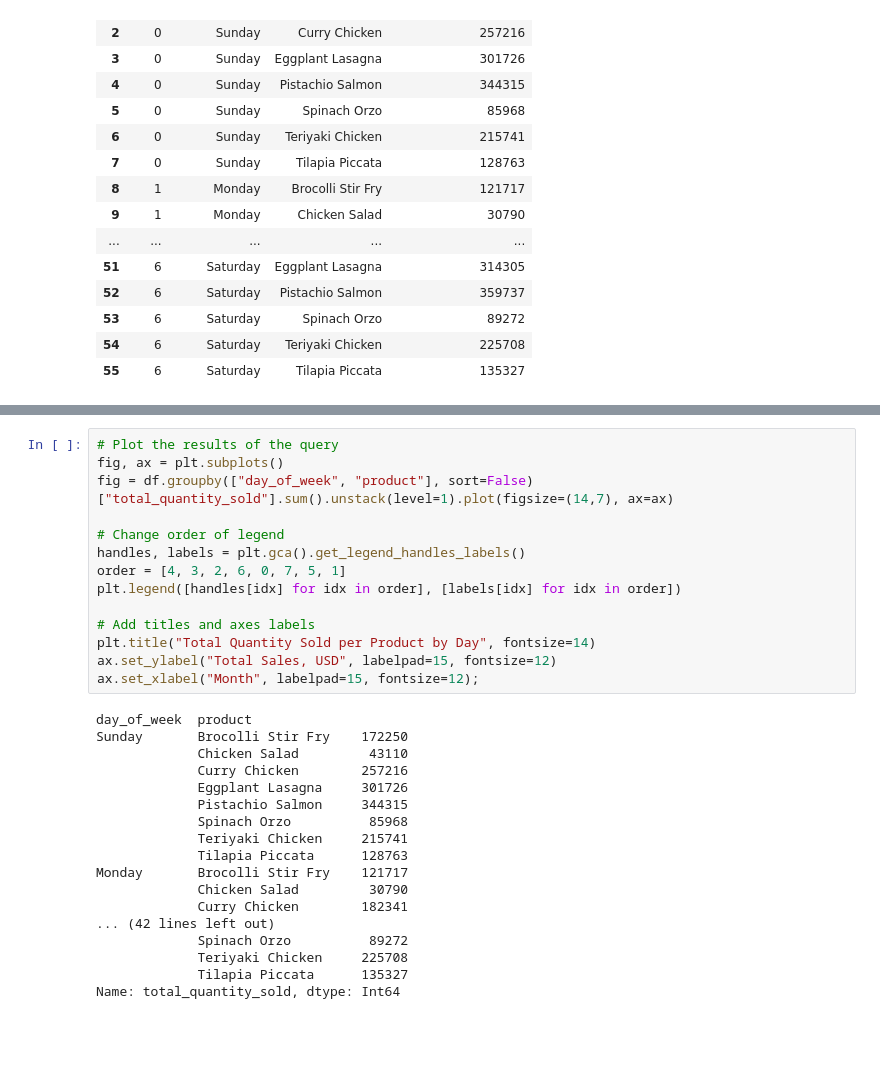
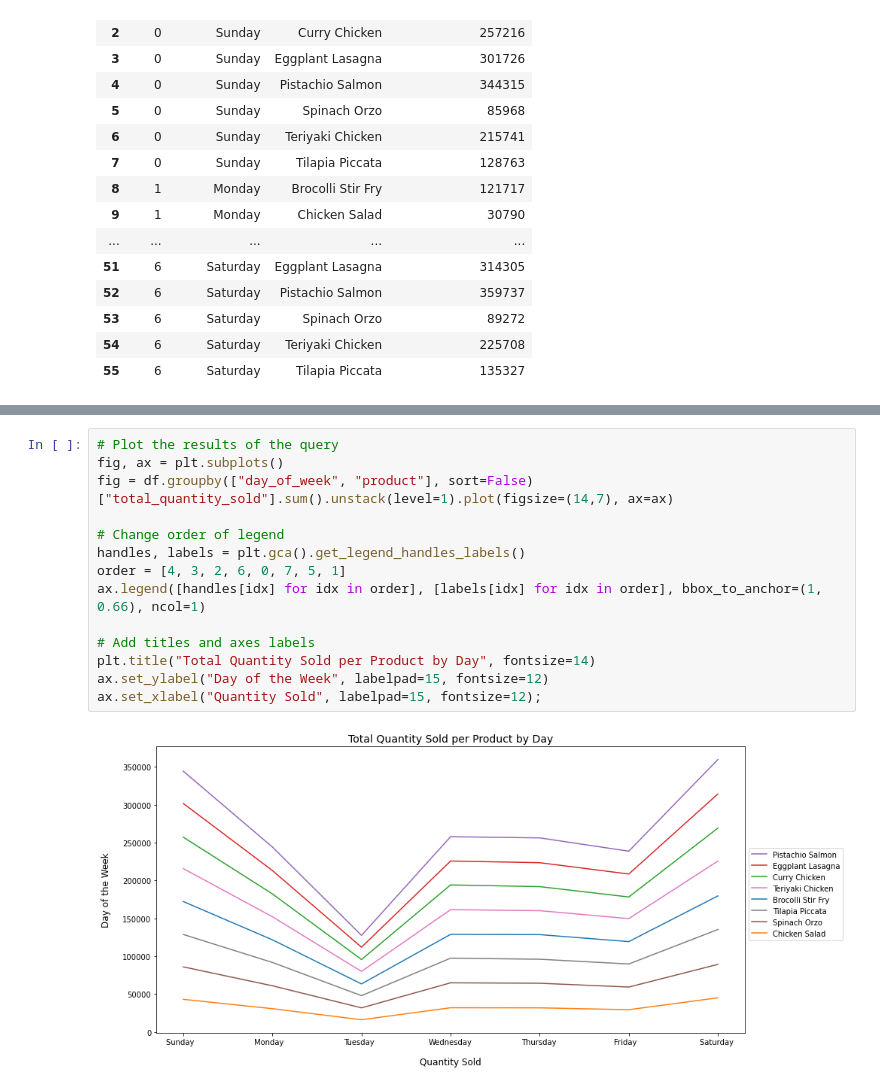
Before and after one commit to jvgalvin/Portfolio, a Jupyter notebook: project_1_3.ipynb, the cells around one changed output, grey strips where cells are left out. Drawn from its saved outputs; the diff is of its cells as text; blank space fills up the shorter version.

```diff
--- a/project_1_3.ipynb
+++ b/project_1_3.ipynb
@@ -425,32 +413,16 @@ plt.legend([handles[idx] for idx in order], [labels[idx] for idx in order])
-# %%
-# Plot the results of the query
-fig, ax = plt.subplots()
-fig = df.groupby(["day_of_week", "product"], sort=False)["total_quantity_sold"].sum().unstack(level=1).plot(figsize=(14,7), ax=ax)
-
-# Change order of legend
-handles, labels = plt.gca().get_legend_handles_labels()
-order = [4, 3, 2, 6, 0, 7, 5, 1]
-plt.legend([handles[idx] for idx in order], [labels[idx] for idx in order])
-
-# Add titles and axes labels
-plt.title("Total Quantity Sold per Product by Day", fontsize=14)
-ax.set_ylabel("Total Sales, USD", labelpad=15, fontsize=12)
-ax.set_xlabel("Month", labelpad=15, fontsize=12);
-# %% [output]
-day_of_week  product
-Sunday       Brocolli Stir Fry    172250
-             Chicken Salad         43110
-             Curry Chicken        257216
-             Eggplant Lasagna     301726
-             Pistachio Salmon     344315
-             Spinach Orzo          85968
-             Teriyaki Chicken     215741
-             Tilapia Piccata      128763
-Monday       Brocolli Stir Fry    121717
-             Chicken Salad         30790
-             Curry Chicken        182341
-... (42 lines left out)
-             Spinach Orzo          89272
-             Teriyaki Chicken     225708
-             Tilapia Piccata      135327
-Name: total_quantity_sold, dtype: Int64
+# %%
+# Plot the results of the query
+fig, ax = plt.subplots()
+fig = df.groupby(["day_of_week", "product"], sort=False)["total_quantity_sold"].sum().unstack(level=1).plot(figsize=(14,7), ax=ax)
+
+# Change order of legend
+handles, labels = plt.gca().get_legend_handles_labels()
+order = [4, 3, 2, 6, 0, 7, 5, 1]
+ax.legend([handles[idx] for idx in order], [labels[idx] for idx in order], bbox_to_anchor=(1, 0.66), ncol=1)
+
+# Add titles and axes labels
+plt.title("Total Quantity Sold per Product by Day", fontsize=14)
+ax.set_ylabel("Day of the Week", labelpad=15, fontsize=12)
+ax.set_xlabel("Quantity Sold", labelpad=15, fontsize=12);
+# %% [output]
+[figure, added]
```
Also changed, not shown: parts of 2 cells of this notebook.
